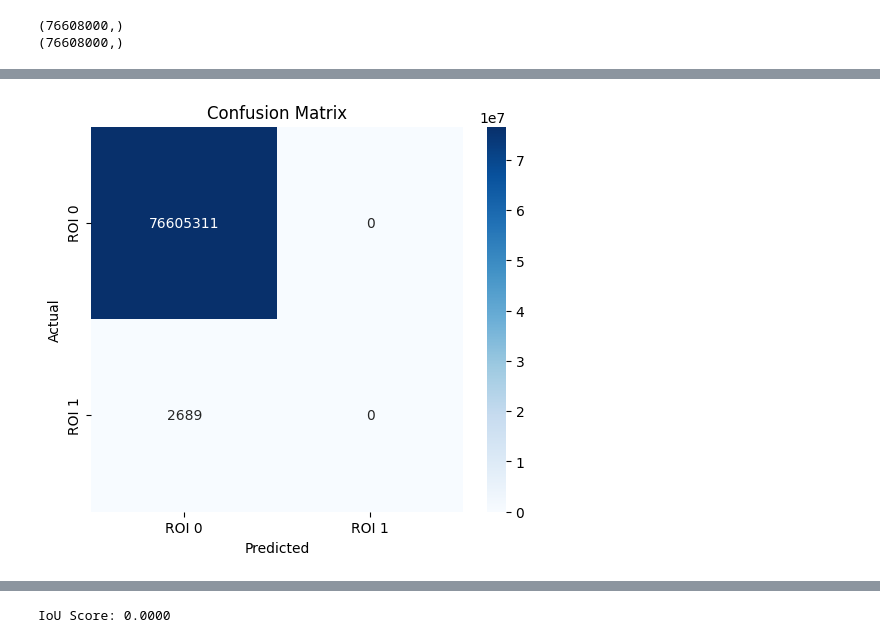
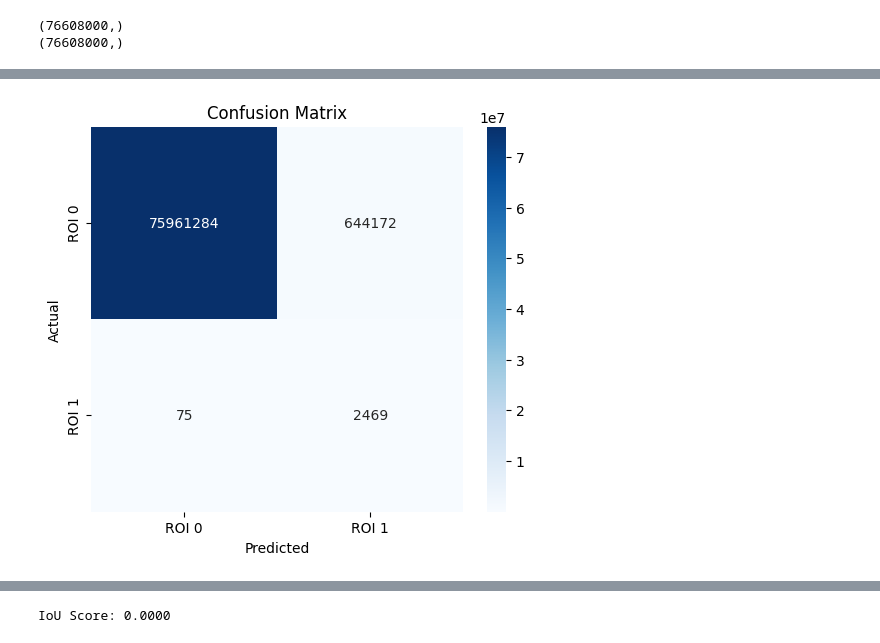
Before and after one commit to mking99456/Ar39-CNN, a Jupyter notebook: Training_Notebook_2DCNN.ipynb, the cells around one changed output, grey strips where cells are left out. Saved outputs shown, nothing was run; the diff lists cells and outputs as text; code cells hidden in the pictures.

```diff
--- a/Training_Notebook_2DCNN.ipynb
+++ b/Training_Notebook_2DCNN.ipynb
@@ -224,7 +224,12 @@ train_size = int(0.7 * len(dataset))
 val_size = int(0.15 * len(dataset))
 test_size = len(dataset) - train_size - val_size
 
-train_dataset, val_dataset, test_dataset = torch.utils.data.random_split(dataset, [train_size, val_size, test_size])
+#train_dataset, val_dataset, test_dataset = torch.utils.data.random_split(dataset, [train_size, val_size, test_size])
+
+# Have train, val, test in order.
+train_dataset = torch.utils.data.Subset(dataset, range(train_size))
+val_dataset = torch.utils.data.Subset(dataset, range(train_size,train_size+val_size))
+test_dataset = torch.utils.data.Subset(dataset, range(train_size+val_size,train_size+val_size+test_size))
 
 # Create DataLoader
 batch_size = 8
@@ -232,17 +237,21 @@ train_loader = DataLoader(train_dataset, batch_size=batch_size, shuffle=True)
 val_loader = DataLoader(val_dataset, batch_size=batch_size, shuffle=False)
 test_loader = DataLoader(test_dataset, batch_size=batch_size, shuffle=False)
 # %%
+model_index = 1
+kernel_size = 5
+activation = "relu"
+
 class ROIFinder2D(nn.Module):
     def __init__(self):
         super(ROIFinder2D, self).__init__()
-        self.conv1 = nn.Conv2d(1, 16, kernel_size=5, padding=2)
-        self.conv2 = nn.Conv2d(16, 32, kernel_size=5, padding=2)
-        self.conv3 = nn.Conv2d(32, 64, kernel_size=5, padding=2)
-        self.conv4 = nn.Conv2d(64, 128, kernel_size=5, padding=2)
+        self.conv1 = nn.Conv2d(1, 16, kernel_size=kernel_size, padding=2)
+        self.conv2 = nn.Conv2d(16, 32, kernel_size=kernel_size, padding=2)
+        self.conv3 = nn.Conv2d(32, 64, kernel_size=kernel_size, padding=2)
+        self.conv4 = nn.Conv2d(64, 128, kernel_size=kernel_size, padding=2)
 
-        self.upconv1 = nn.ConvTranspose2d(128, 64, kernel_size=5, padding=2)
-        self.upconv2 = nn.ConvTranspose2d(64, 32, kernel_size=5, padding=2)
-        self.upconv3 = nn.ConvTranspose2d(32, 16, kernel_size=5, padding=2)
+        self.upconv1 = nn.ConvTranspose2d(128, 64, kernel_size=kernel_size, padding=2)
+        self.upconv2 = nn.ConvTranspose2d(64, 32, kernel_size=kernel_size, padding=2)
+        self.upconv3 = nn.ConvTranspose2d(32, 16, kernel_size=kernel_size, padding=2)
         self.final_conv = nn.Conv2d(16, 1, kernel_size=1)  # Match output shape
 
     def forward(self, x):
@@ -276,3 +285,7 @@ ROIFinder2D(
   (upconv3): ConvTranspose2d(32, 16, kernel_size=(5, 5), stride=(1, 1), padding=(2, 2))
   (final_conv): Conv2d(16, 1, kernel_size=(1, 1), stride=(1, 1))
 )
+# %%
+## Saving progress:
+save_dir = "/scratch/7DayLifetime/mking/03_12_2025_1/"
+!mkdir /scratch/7DayLifetime/mking/03_12_2025_1/
@@ -386,6 +440,11 @@ Checkpoint saved at epoch 10
 #roi_finder = torch.load("roi_finder.pth", map_location=device)
 #roi_finder.eval()
 #model.eval()
+
+if os.path.exists(checkpoint_path + checkpoint_path_extension):
+    checkpoint = torch.load(checkpoint_path+"_min"+checkpoint_path_extension)
+    model.load_state_dict(checkpoint['model_state_dict'])
+
 roi_finder = model
 roi_finder.eval()
 # %% [output]
@@ -498,14 +568,15 @@ Successfully installed seaborn-0.13.2
 # %%
 import seaborn as sns
 # --- Confusion Matrix Visualization ---
-plt.figure(figsize=(6,5))
+fig = plt.figure(figsize=(6,5))
 sns.heatmap(cm, annot=True, fmt="d", cmap="Blues", xticklabels=["ROI 0", "ROI 1"], yticklabels=["ROI 0", "ROI 1"])
 plt.xlabel("Predicted")
 plt.ylabel("Actual")
 plt.title("Confusion Matrix")
 plt.show()
+fig.savefig(save_dir+"Confusion.png", dpi=fig.dpi)
 # %% [output]
-[figure, old version]
+[figure, new version]
 # %%
 from sklearn.metrics import precision_recall_curve, confusion_matrix, f1_score, precision_score, recall_score
 # --- Precision-Recall Curve ---
```
Also changed, not shown: parts of 8 cells of this notebook.
